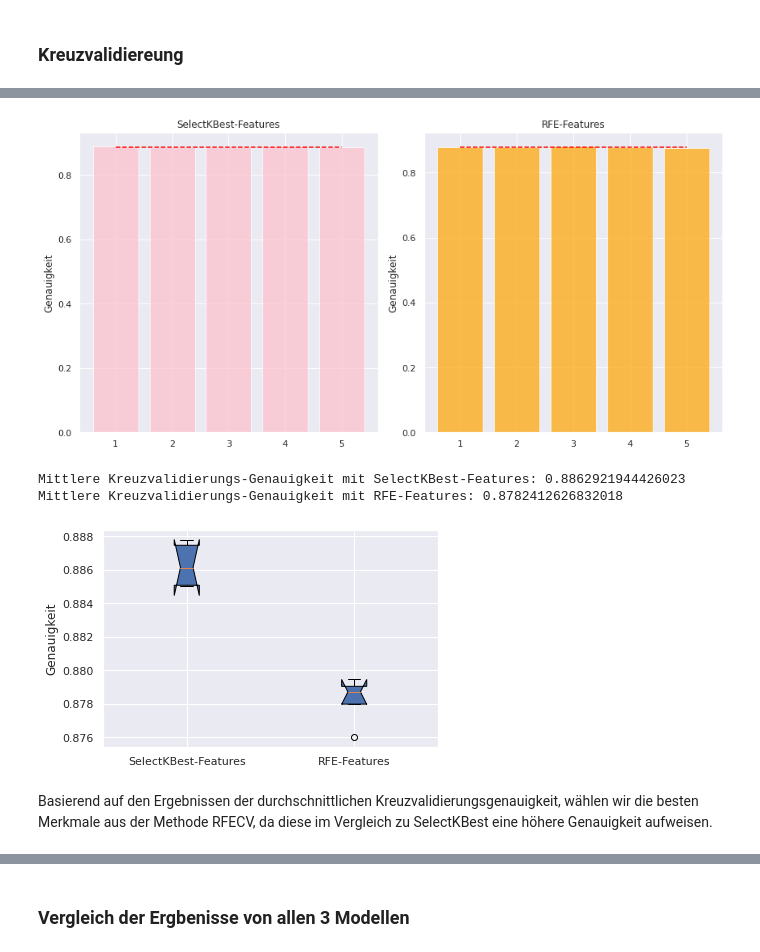
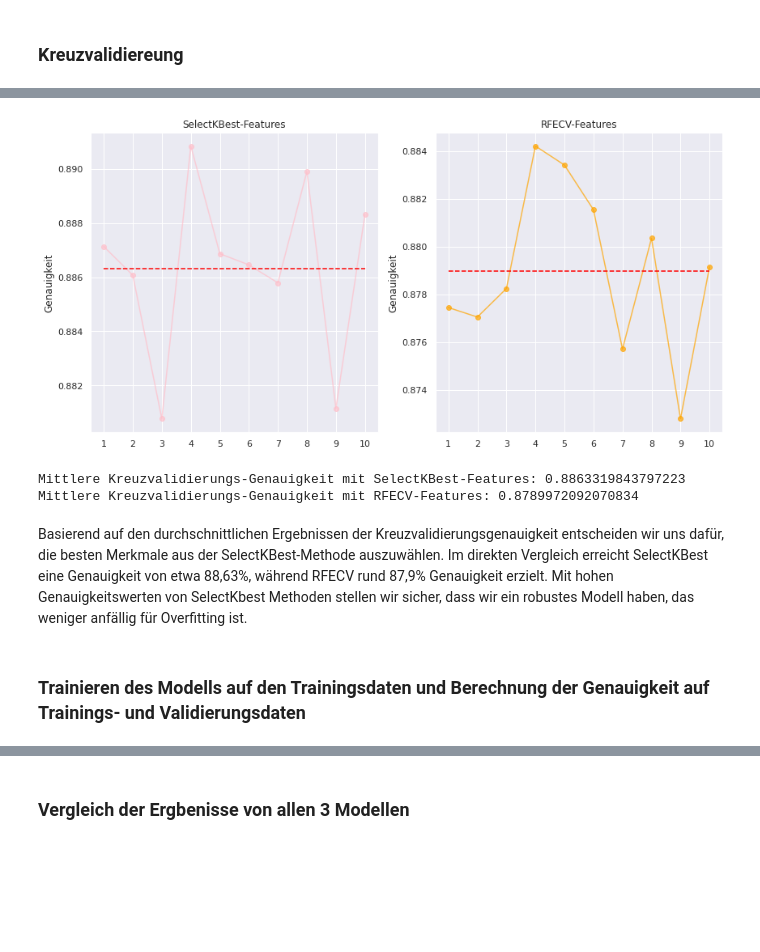
Before and after one commit to hahaha996/Data_Mining_Projekt, a Jupyter notebook: Projekt_DM.ipynb, the cells around one changed output, grey strips where cells are left out. Saved outputs shown, nothing was run; the diff lists cells and outputs as text; code cells hidden in the pictures; blank space fills up the shorter version.

```diff
--- a/Projekt_DM.ipynb
+++ b/Projekt_DM.ipynb
@@ -796,17 +799,15 @@ Die Genauigkeit von etwa 77,43% zeigt, dass in 77,43% der Trainingsdaten die tat
 # %% [markdown]
 ### Kreuzvalidiereung
 # %%
-from sklearn.model_selection import StratifiedKFold
-
-# Setzen Sie Ihre Feature-Namen
+# Setzen Feature-Namen
 selectkbest_features = selected_features
 selectrfecv_features = selected_features_rfecv
 
 # Modell erstellen
 clf = lgb.LGBMClassifier(n_jobs=16, verbose=0, force_row_wise=True)
 
-# Kreieren Sie den StratifiedKFold
-stratified_kfold = StratifiedKFold(n_splits=5, shuffle=True, random_state=529)
+# Kreieren den StratifiedKFold
+stratified_kfold = StratifiedKFold(n_splits=10, shuffle=True, random_state=529)
 
 # Kreuzvalidierung mit SelectKBest-Features
 cv_scores_selectkbest = cross_val_score(clf, frame_train[selectkbest_features], y_train, cv=stratified_kfold)
@@ -815,22 +816,22 @@ cv_scores_selectkbest = cross_val_score(clf, frame_train[selectkbest_features],
 cv_scores_rfecv = cross_val_score(clf, frame_train[selectrfecv_features], y_train, cv=stratified_kfold)
 
 # Folds Nummerierung
-folds = np.arange(1, 6)
+folds = np.arange(1, 11)
 
-# Erstellen Sie eine Abbildung und Achsen für zwei Subplots
+# Erstelle eine Abbildung und Achsen für zwei Subplots
 fig, axs = plt.subplots(1, 2, figsize=(12, 6))
 
-# Erste Histogramm für SelectKBest-Features
-axs[0].bar(folds, cv_scores_selectkbest, color='pink', alpha=0.7)
-axs[0].plot(folds, [cv_scores_selectkbest.mean()] * 5, linestyle='--', color='red')
+# Erstes Liniendiagramm für SelectKBest-Features
+axs[0].plot(folds, cv_scores_selectkbest, color='pink', alpha=0.7, marker='o')
+axs[0].plot(folds, [cv_scores_selectkbest.mean()] * 10, linestyle='--', color='red')
 axs[0].set_title('SelectKBest-Features')
 axs[0].set_ylabel('Genauigkeit')
 axs[0].set_xticks(folds)
 
-# Zweite Histogramm für RFE-Features
-axs[1].bar(folds, cv_scores_rfecv, color='orange', alpha=0.7)
-axs[1].plot(folds, [cv_scores_rfecv.mean()] * 5, linestyle='--', color='red')
-axs[1].set_title('RFE-Features')
+# Zweites Liniendiagramm für RFE-Features
+axs[1].plot(folds, cv_scores_rfecv, color='orange', alpha=0.7, marker='o')
+axs[1].plot(folds, [cv_scores_rfecv.mean()] * 10, linestyle='--', color='red')
+axs[1].set_title('RFECV-Features')
 axs[1].set_ylabel('Genauigkeit')
 axs[1].set_xticks(folds)
 
@@ -839,25 +840,7 @@ plt.tight_layout()
 plt.show()
 
 print(f'Mittlere Kreuzvalidierungs-Genauigkeit mit SelectKBest-Features: {np.mean(cv_scores_selectkbest)}')
-print(f'Mittlere Kreuzvalidierungs-Genauigkeit mit RFE-Features: {np.mean(cv_scores_rfecv)}')
-
-# Erstellen Sie eine Liste der Score-Arrays für den Boxplot
-data_to_plot = [cv_scores_selectkbest, cv_scores_rfecv]
-
-# Erstellen Sie eine Abbildung und eine Achse
-fig, ax = plt.subplots()
-
-# Erstellen Sie die Boxplots
-ax.boxplot(data_to_plot, notch=True, patch_artist=True)
-
-# Setzen Sie die Beschriftungen für die Boxplots
-ax.set_xticklabels(['SelectKBest-Features', 'RFE-Features'])
-
-# Setzen Sie die Beschriftungen für die Achsen
-ax.set_ylabel('Genauigkeit')
-
-# Anzeigen der Abbildung
-plt.show()
+print(f'Mittlere Kreuzvalidierungs-Genauigkeit mit RFECV-Features: {np.mean(cv_scores_rfecv)}')
 # %% [output]
 [LightGBM] [Warning] Found whitespace in feature_names, replace with underlines
 [LightGBM] [Warning] Found whitespace in feature_names, replace with underlines
@@ -867,6 +855,7 @@ plt.show()
-[figure, old version]
+[figure, new version]
-Mittlere Kreuzvalidierungs-Genauigkeit mit SelectKBest-Features: 0.8862921944426023
-Mittlere Kreuzvalidierungs-Genauigkeit mit RFE-Features: 0.8782412626832018
+Mittlere Kreuzvalidierungs-Genauigkeit mit SelectKBest-Features: 0.8863319843797223
+Mittlere Kreuzvalidierungs-Genauigkeit mit RFECV-Features: 0.8789972092070834
-[figure, removed]
 # %% [markdown]
-Basierend auf den Ergebnissen der durchschnittlichen Kreuzvalidierungsgenauigkeit, wählen wir die besten Merkmale aus der Methode RFECV, da diese im Vergleich zu SelectKBest eine höhere Genauigkeit aufweisen.
+Basierend auf den durchschnittlichen Ergebnissen der Kreuzvalidierungsgenauigkeit entscheiden wir uns dafür, die besten Merkmale aus der SelectKBest-Methode auszuwählen. Im direkten Vergleich erreicht SelectKBest eine Genauigkeit von etwa 88,63%, während RFECV rund 87,9% Genauigkeit erzielt. Mit hohen Genauigkeitswerten von SelectKbest Methoden stellen wir sicher, dass wir ein robustes Modell haben, das weniger anfällig für Overfitting ist.
+# %% [markdown]
+### Trainieren des Modells auf den Trainingsdaten und Berechnung der Genauigkeit auf Trainings- und Validierungsdaten
```
Also changed, not shown: parts of 46 cells of this notebook.
